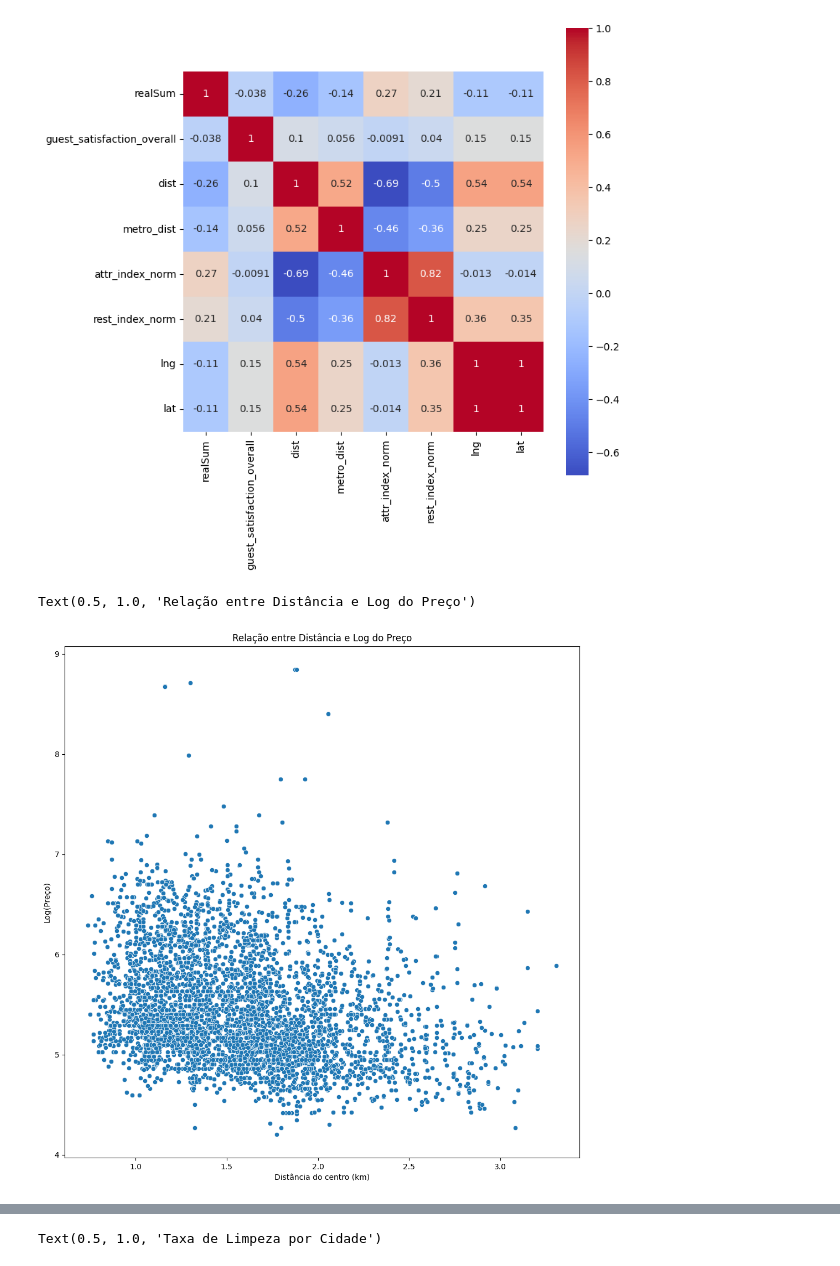
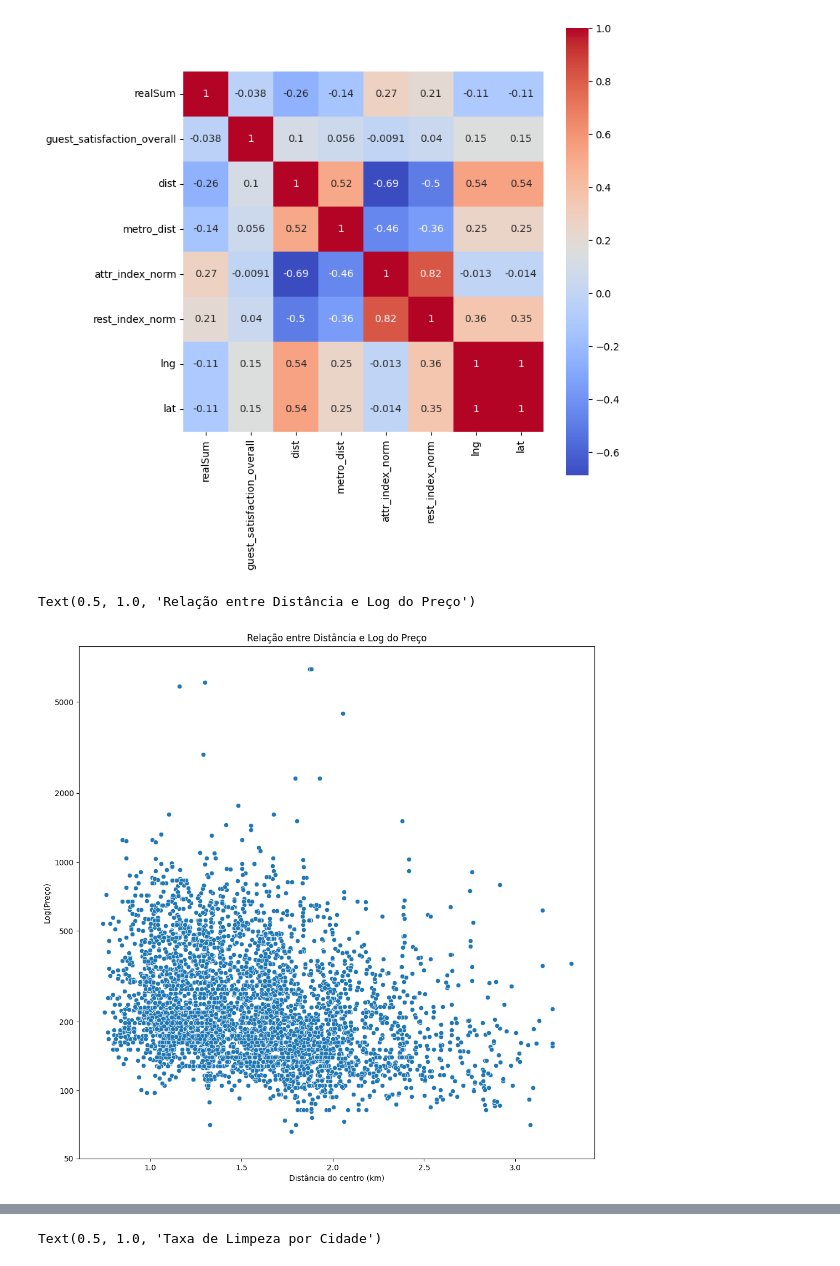
Before and after one commit to isabellimrqs/price-regression, a Jupyter notebook: case.ipynb, the cells around one changed output, grey strips where cells are left out. Cells and saved outputs as stored; diff of their text form; code cells hidden in the pictures.

```diff
--- a/case.ipynb
+++ b/case.ipynb
@@ -245,13 +245,14 @@ sns.heatmap(df[['realSum',
 # %%
 plt.figure(figsize=(12,12))
 
 sns.scatterplot(data=df, x='dist', y='realSum')
 plt.xlabel('Distância do centro (km)')
+plt.yticks(np.log1p([50, 100, 200, 500, 1000, 2000, 5000]), labels=[50, 100, 200, 500, 1000, 2000, 5000])
 plt.ylabel('Log(Preço)')
 plt.title('Relação entre Distância e Log do Preço')
 # %% [output]
 Text(0.5, 1.0, 'Relação entre Distância e Log do Preço')
-[figure, old version]
+[figure, new version]
 # %%
 plt.figure(figsize=(8,8))
 
```
Also changed, not shown: parts of 4 cells of this notebook.
